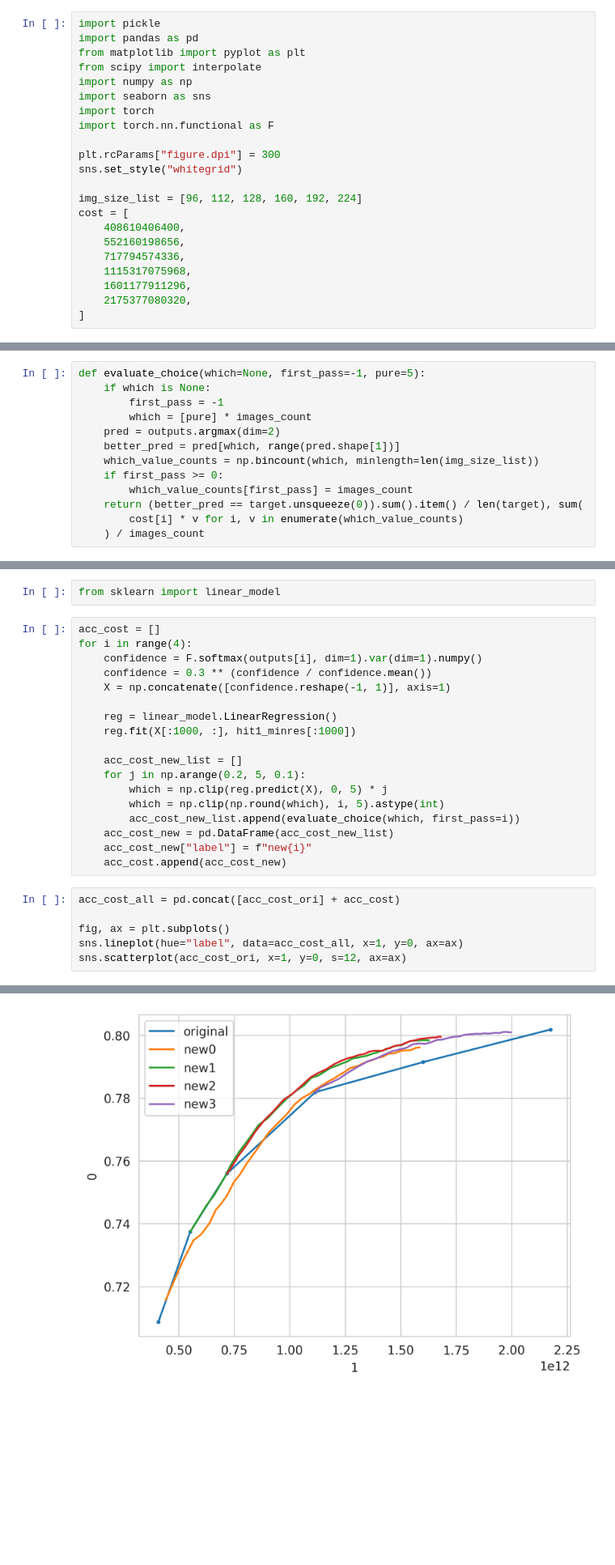
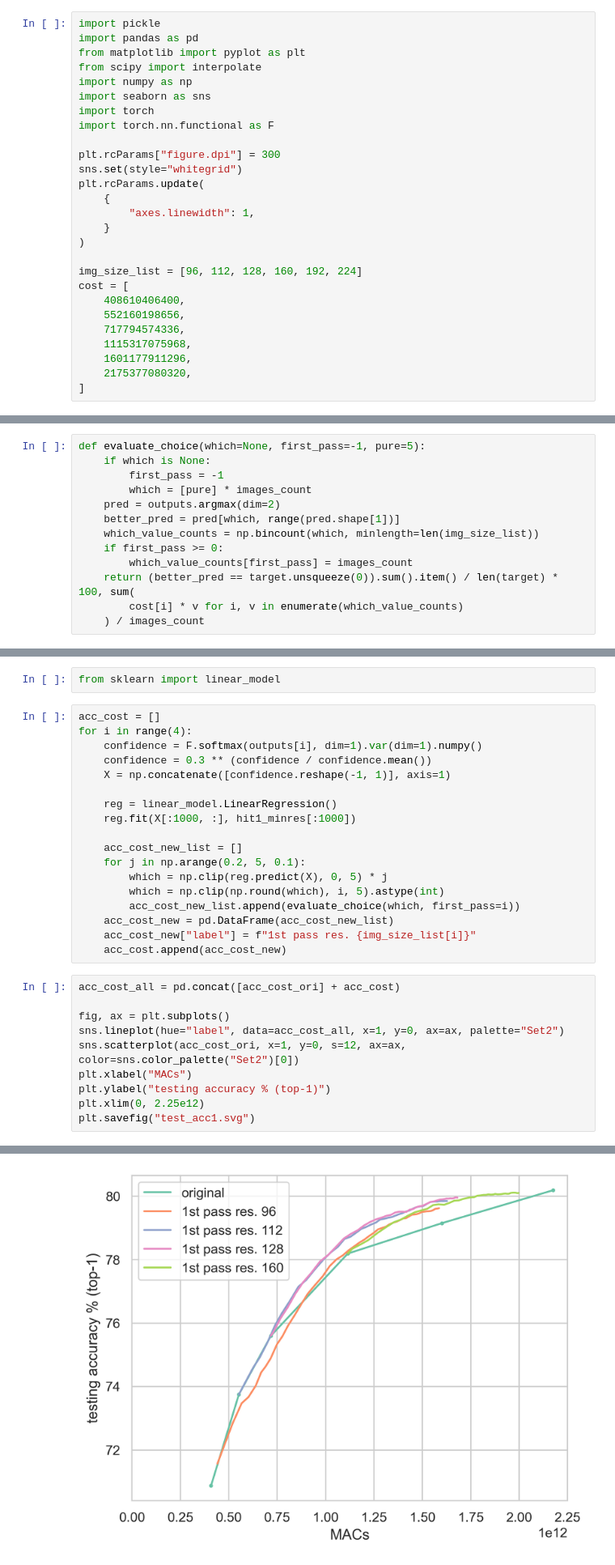
Before and after one commit to JER-ry/SuperViT, a Jupyter notebook: experiment/1.ipynb, the cells around one changed output, grey strips where cells are left out. Shown at 81% size. Saved outputs shown, nothing was run; the diff lists cells and outputs as text; blank space fills up the shorter version.

Commit message:
changing data&config path etc.

```diff
--- a/experiment/1.ipynb
+++ b/experiment/1.ipynb
@@ -9,7 +9,12 @@ import torch
 import torch.nn.functional as F
 
 plt.rcParams["figure.dpi"] = 300
-sns.set_style("whitegrid")
+sns.set(style="whitegrid")
+plt.rcParams.update(
+    {
+        "axes.linewidth": 1,
+    }
+)
 
 img_size_list = [96, 112, 128, 160, 192, 224]
 cost = [
@@ -47,7 +52,7 @@ def evaluate_choice(which=None, first_pass=-1, pure=5):
     which_value_counts = np.bincount(which, minlength=len(img_size_list))
     if first_pass >= 0:
         which_value_counts[first_pass] = images_count
-    return (better_pred == target.unsqueeze(0)).sum().item() / len(target), sum(
+    return (better_pred == target.unsqueeze(0)).sum().item() / len(target) * 100, sum(
         cost[i] * v for i, v in enumerate(which_value_counts)
     ) / images_count
 # %%
@@ -105,12 +110,16 @@ for i in range(4):
         which = np.clip(np.round(which), i, 5).astype(int)
         acc_cost_new_list.append(evaluate_choice(which, first_pass=i))
     acc_cost_new = pd.DataFrame(acc_cost_new_list)
-    acc_cost_new["label"] = f"new{i}"
+    acc_cost_new["label"] = f"1st pass res. {img_size_list[i]}"
     acc_cost.append(acc_cost_new)
 # %%
 acc_cost_all = pd.concat([acc_cost_ori] + acc_cost)
 
 fig, ax = plt.subplots()
-sns.lineplot(hue="label", data=acc_cost_all, x=1, y=0, ax=ax)
-sns.scatterplot(acc_cost_ori, x=1, y=0, s=12, ax=ax)
+sns.lineplot(hue="label", data=acc_cost_all, x=1, y=0, ax=ax, palette="Set2")
+sns.scatterplot(acc_cost_ori, x=1, y=0, s=12, ax=ax, color=sns.color_palette("Set2")[0])
+plt.xlabel("MACs")
+plt.ylabel("testing accuracy % (top-1)")
+plt.xlim(0, 2.25e12)
+plt.savefig("test_acc1.svg")
 # %% [output]
@@ -118 +126 @@ sns.scatterplot(acc_cost_ori, x=1, y=0, s=12, ax=ax)
-[figure, old version]
+[figure, new version]
```
Also changed, not shown: parts of 3 cells of this notebook, 3 other files.
